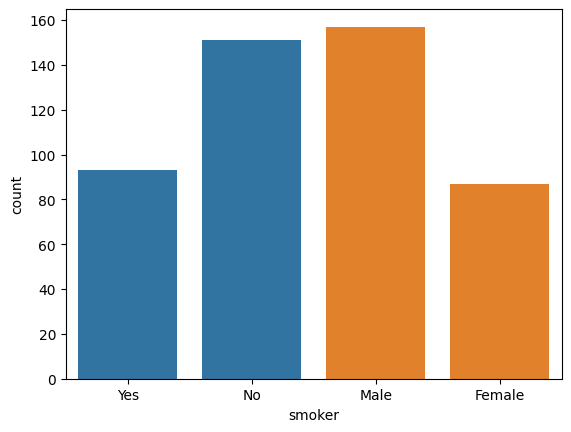
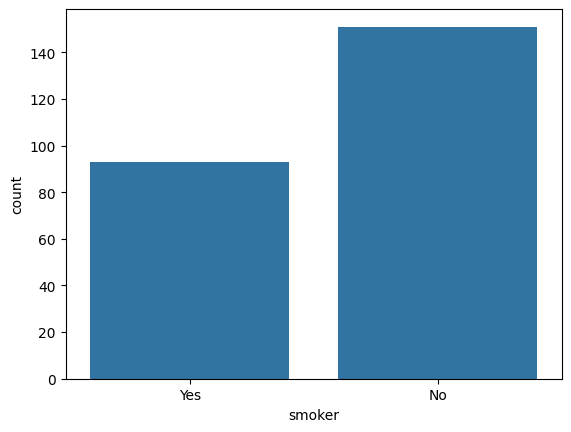
The notebook cell's code change between the first figure and the second:
--- before
+++ after
@@ -2,7 +2,10 @@
 
 display(df.head())
-sns.countplot(x=df['sex'] , hue = df['smoker'])
+sns.countplot(x=df['sex'] , hue = df['smoker'],data=df)
 plt.show()
+
 sns.countplot(x=df['smoker'])
+plt.show()
 
 sns.countplot(x=df['sex'])
+plt.show()

Commit: feat: tips-dataset --> added explanation of barplot with variable classification on axes